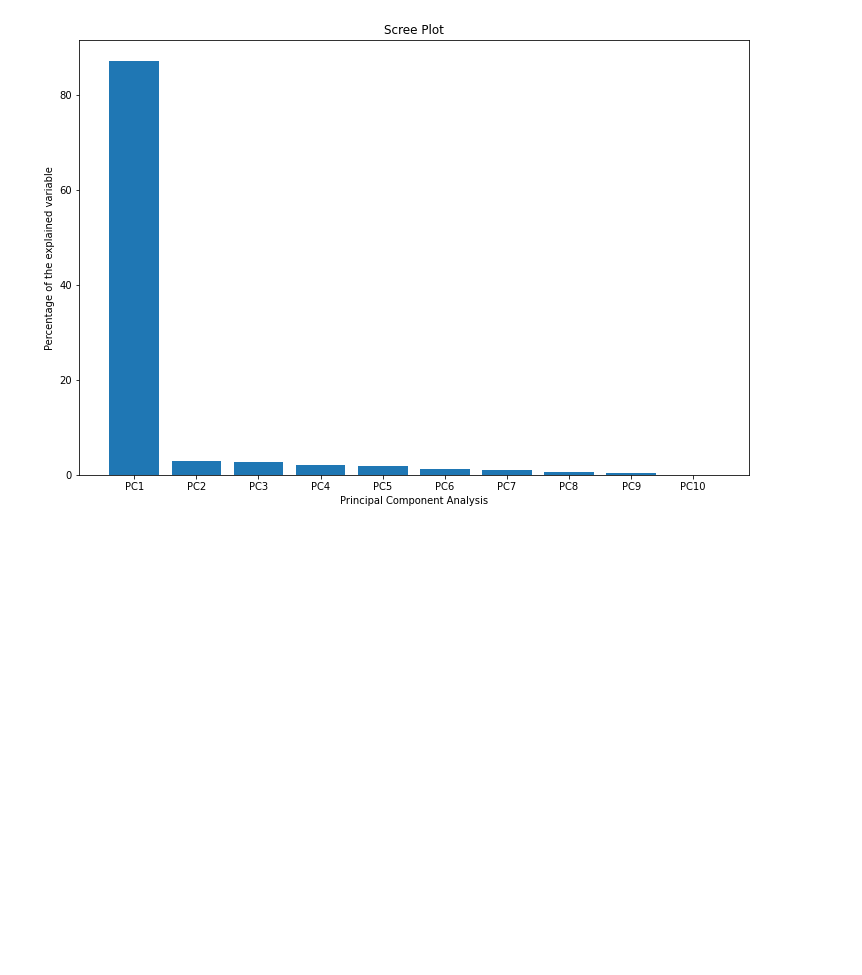
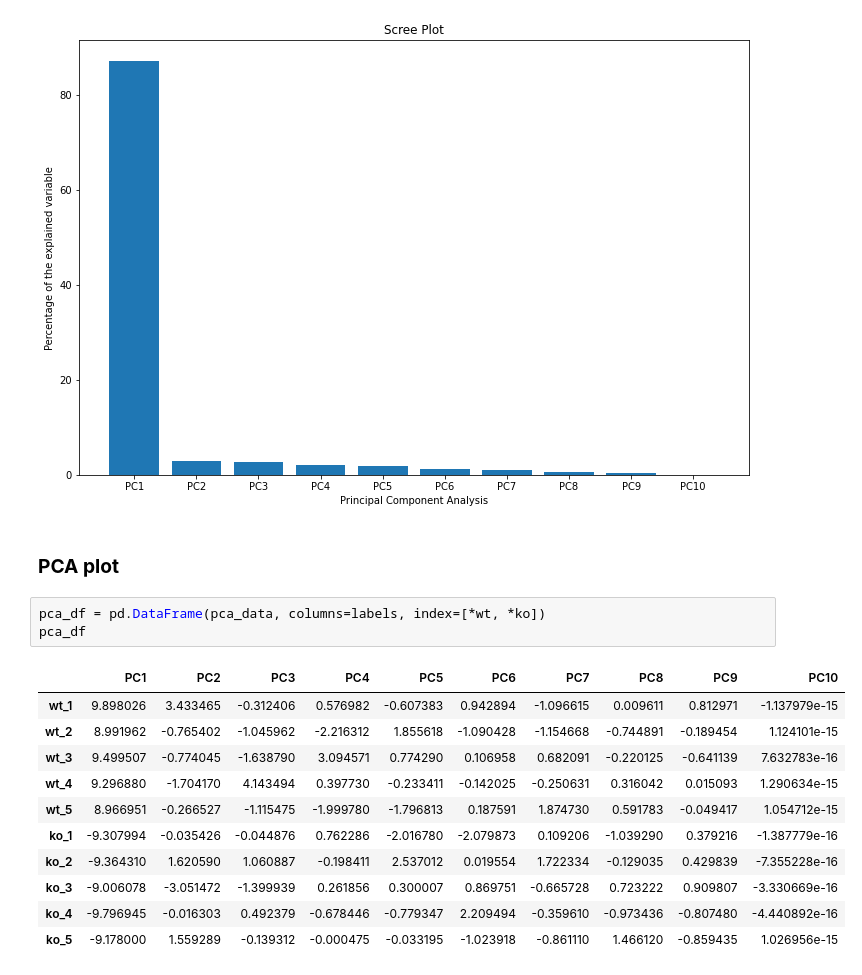
Before and after one commit to RochaErik/X-PCA, a Jupyter notebook: PCA_Random_Data.ipynb, the cells around one changed output. Cells and saved outputs as stored; diff of their text form; blank space fills up the shorter version.

```diff
--- a/PCA_Random_Data.ipynb
+++ b/PCA_Random_Data.ipynb
@@ -72,3 +72,20 @@ plt.title('Scree Plot')
 plt.show()
 # %% [output]
 [figure]
+# %% [markdown]
+### **PCA plot**
+# %%
+pca_df = pd.DataFrame(pca_data, columns=labels, index=[*wt, *ko])
+pca_df
+# %% [output]
+|  | PC1 | PC2 | PC3 | PC4 | PC5 | PC6 | PC7 | PC8 | PC9 | PC10 |
+| wt_1 | 9.898026 | 3.433465 | -0.312406 | 0.576982 | -0.607383 | 0.942894 | -1.096615 | 0.009611 | 0.812971 | -1.137979e-15 |
+| wt_2 | 8.991962 | -0.765402 | -1.045962 | -2.216312 | 1.855618 | -1.090428 | -1.154668 | -0.744891 | -0.189454 | 1.124101e-15 |
+| wt_3 | 9.499507 | -0.774045 | -1.638790 | 3.094571 | 0.774290 | 0.106958 | 0.682091 | -0.220125 | -0.641139 | 7.632783e-16 |
+| wt_4 | 9.296880 | -1.704170 | 4.143494 | 0.397730 | -0.233411 | -0.142025 | -0.250631 | 0.316042 | 0.015093 | 1.290634e-15 |
+| wt_5 | 8.966951 | -0.266527 | -1.115475 | -1.999780 | -1.796813 | 0.187591 | 1.874730 | 0.591783 | -0.049417 | 1.054712e-15 |
+| ko_1 | -9.307994 | -0.035426 | -0.044876 | 0.762286 | -2.016780 | -2.079873 | 0.109206 | -1.039290 | 0.379216 | -1.387779e-16 |
+| ko_2 | -9.364310 | 1.620590 | 1.060887 | -0.198411 | 2.537012 | 0.019554 | 1.722334 | -0.129035 | 0.429839 | -7.355228e-16 |
+| ko_3 | -9.006078 | -3.051472 | -1.399939 | 0.261856 | 0.300007 | 0.869751 | -0.665728 | 0.723222 | 0.909807 | -3.330669e-16 |
+| ko_4 | -9.796945 | -0.016303 | 0.492379 | -0.678446 | -0.779347 | 2.209494 | -0.359610 | -0.973436 | -0.807480 | -4.440892e-16 |
+| ko_5 | -9.178000 | 1.559289 | -0.139312 | -0.000475 | -0.033195 | -1.023918 | -0.861110 | 1.466120 | -0.859435 | 1.026956e-15 |
```
Also changed, not shown: parts of 3 cells of this notebook.
